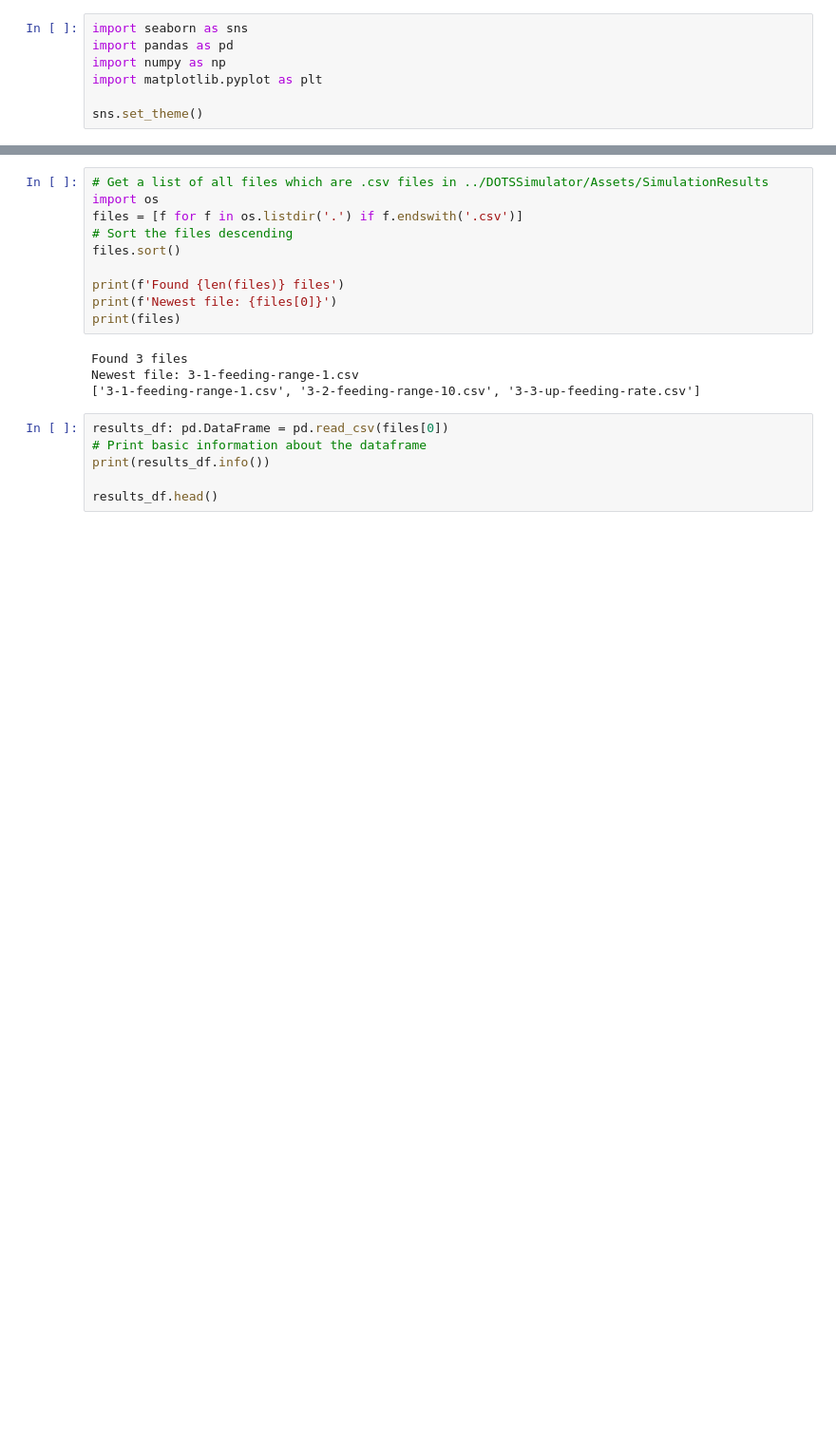
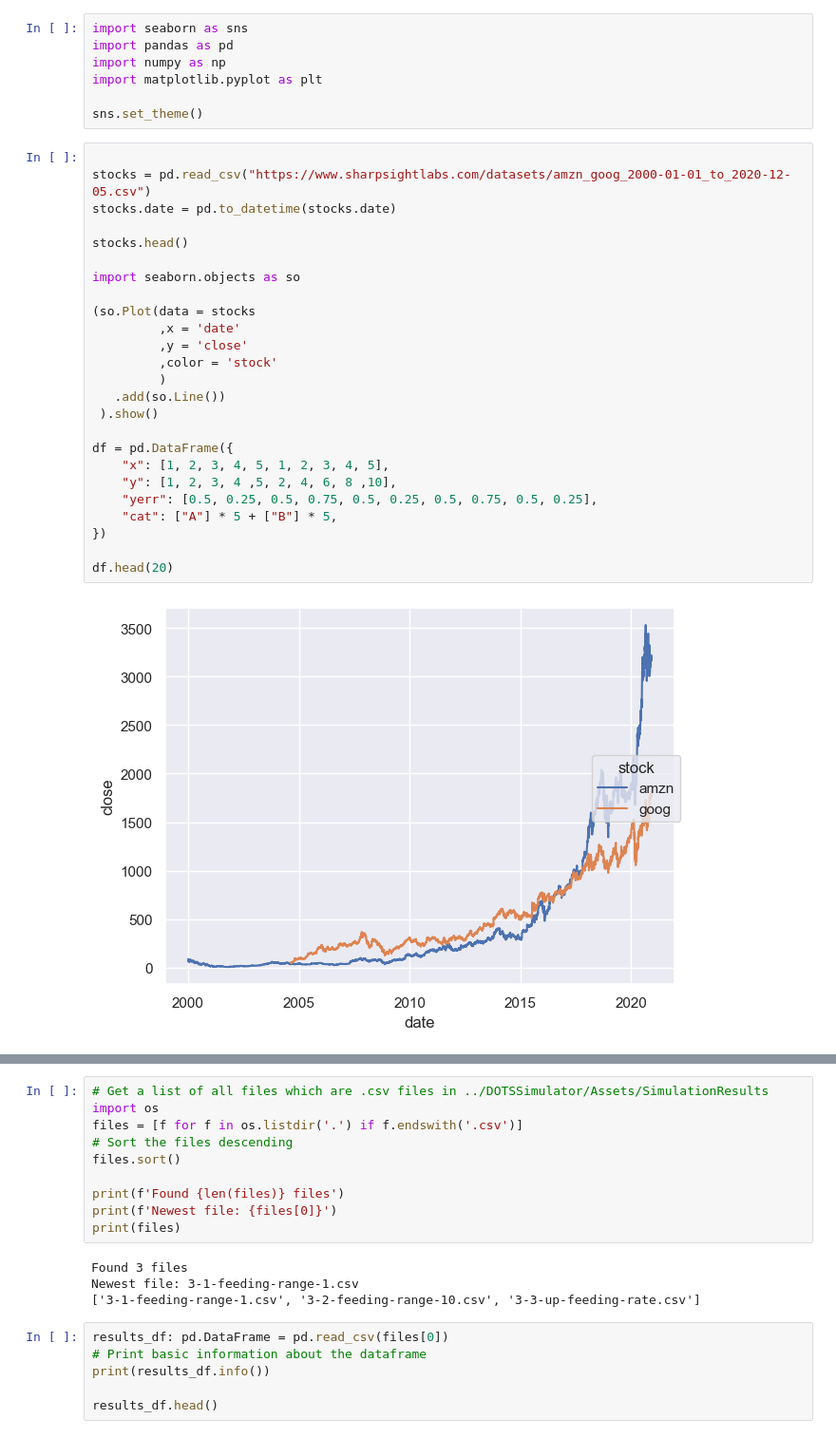
Before and after one commit to Trottero/master-thesis-simulator, a Jupyter notebook: Analytics/experiments/3 - Environment interaction/analyze_environment-1.ipynb, the cells around one changed output, grey strips where cells are left out. Shown at 95% size. Saved outputs shown, nothing was run; the diff lists cells and outputs as text; blank space fills up the shorter version.

```diff
--- a/Analytics/experiments/3 - Environment interaction/analyze_environment-1.ipynb
+++ b/Analytics/experiments/3 - Environment interaction/analyze_environment-1.ipynb
@@ -5,3 +5,30 @@ import numpy as np
 import matplotlib.pyplot as plt
 
 sns.set_theme()
+# %%
+
+stocks = pd.read_csv("https://www.sharpsightlabs.com/datasets/amzn_goog_2000-01-01_to_2020-12-05.csv")
+stocks.date = pd.to_datetime(stocks.date)
+
+stocks.head()
+
+import seaborn.objects as so
+
+(so.Plot(data = stocks
+         ,x = 'date'
+         ,y = 'close'
+         ,color = 'stock'
+         )
+   .add(so.Line())
+ ).show()
+
+df = pd.DataFrame({
+    "x": [1, 2, 3, 4, 5, 1, 2, 3, 4, 5],
+    "y": [1, 2, 3, 4 ,5, 2, 4, 6, 8 ,10],
+    "yerr": [0.5, 0.25, 0.5, 0.75, 0.5, 0.25, 0.5, 0.75, 0.5, 0.25],
+    "cat": ["A"] * 5 + ["B"] * 5,
+})
+
+df.head(20)
+# %% [output]
+[figure, added]
```
Also changed, not shown: parts of 10 cells of this notebook, 8 other files.
